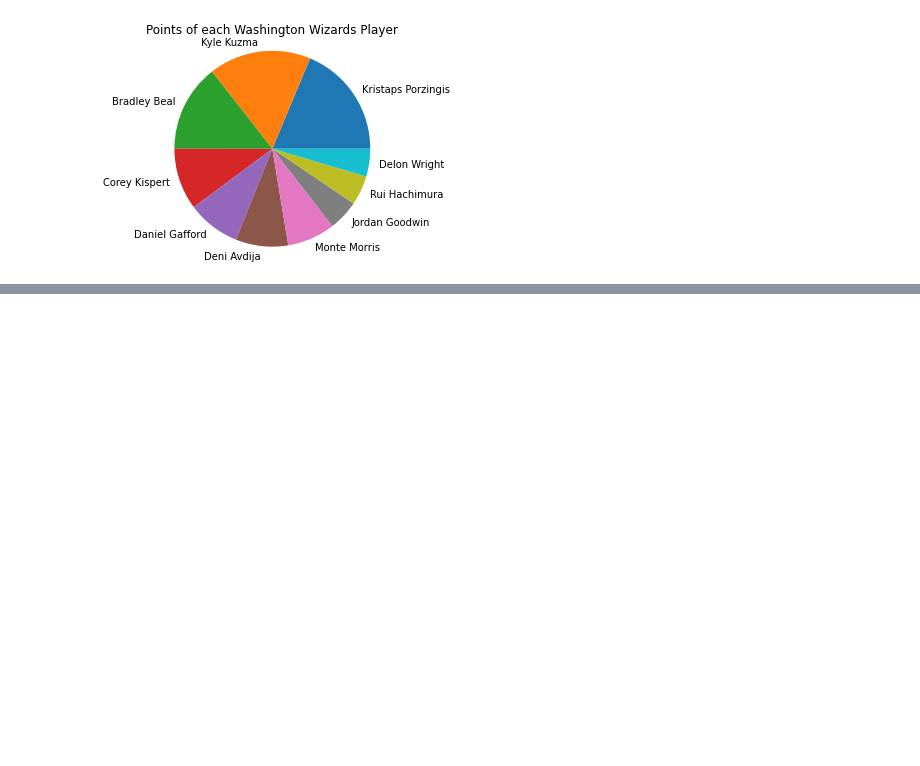
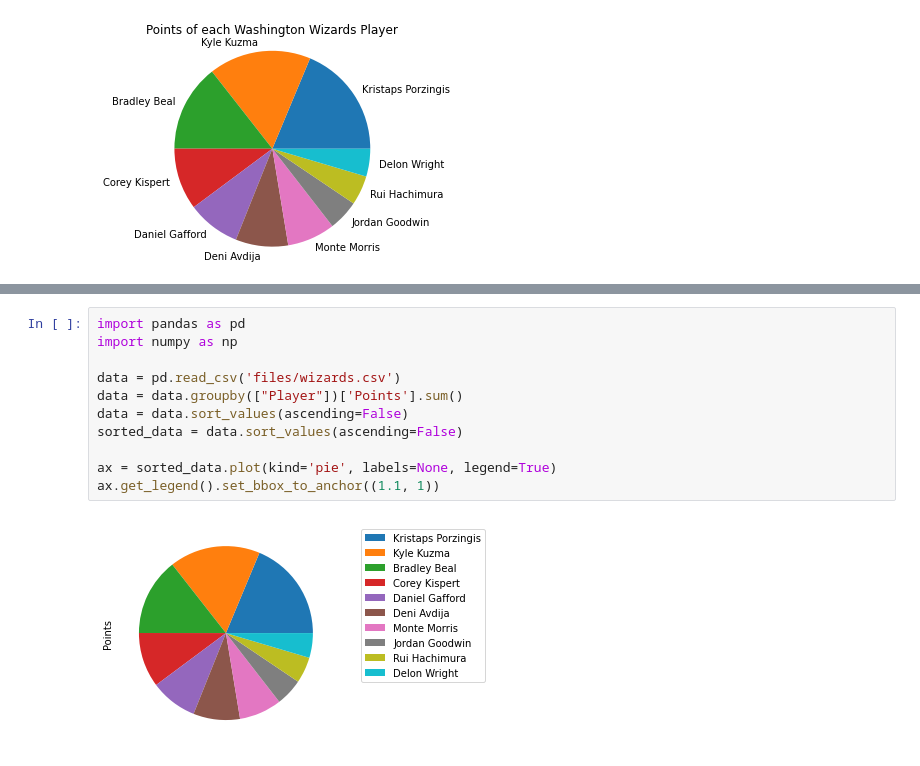
Before and after one commit to rayrayshams/Tri-3, a Jupyter notebook: _notebooks/2023-5-18-TestingCSVFiles.ipynb, the cells around one changed output, grey strips where cells are left out. Cells and saved outputs as stored; diff of their text form; blank space fills up the shorter version.

```diff
--- a/_notebooks/2023-5-18-TestingCSVFiles.ipynb
+++ b/_notebooks/2023-5-18-TestingCSVFiles.ipynb
@@ -1475,0 +1490,13 @@ plt.show()
+# %%
+import pandas as pd
+import numpy as np
+
+data = pd.read_csv('files/wizards.csv')
+data = data.groupby(["Player"])['Points'].sum()
+data = data.sort_values(ascending=False)
+sorted_data = data.sort_values(ascending=False)
+
+ax = sorted_data.plot(kind='pie', labels=None, legend=True)
+ax.get_legend().set_bbox_to_anchor((1.1, 1))
+# %% [output]
+[figure, added]
```
Also changed, not shown: parts of 1 cell of this notebook.
